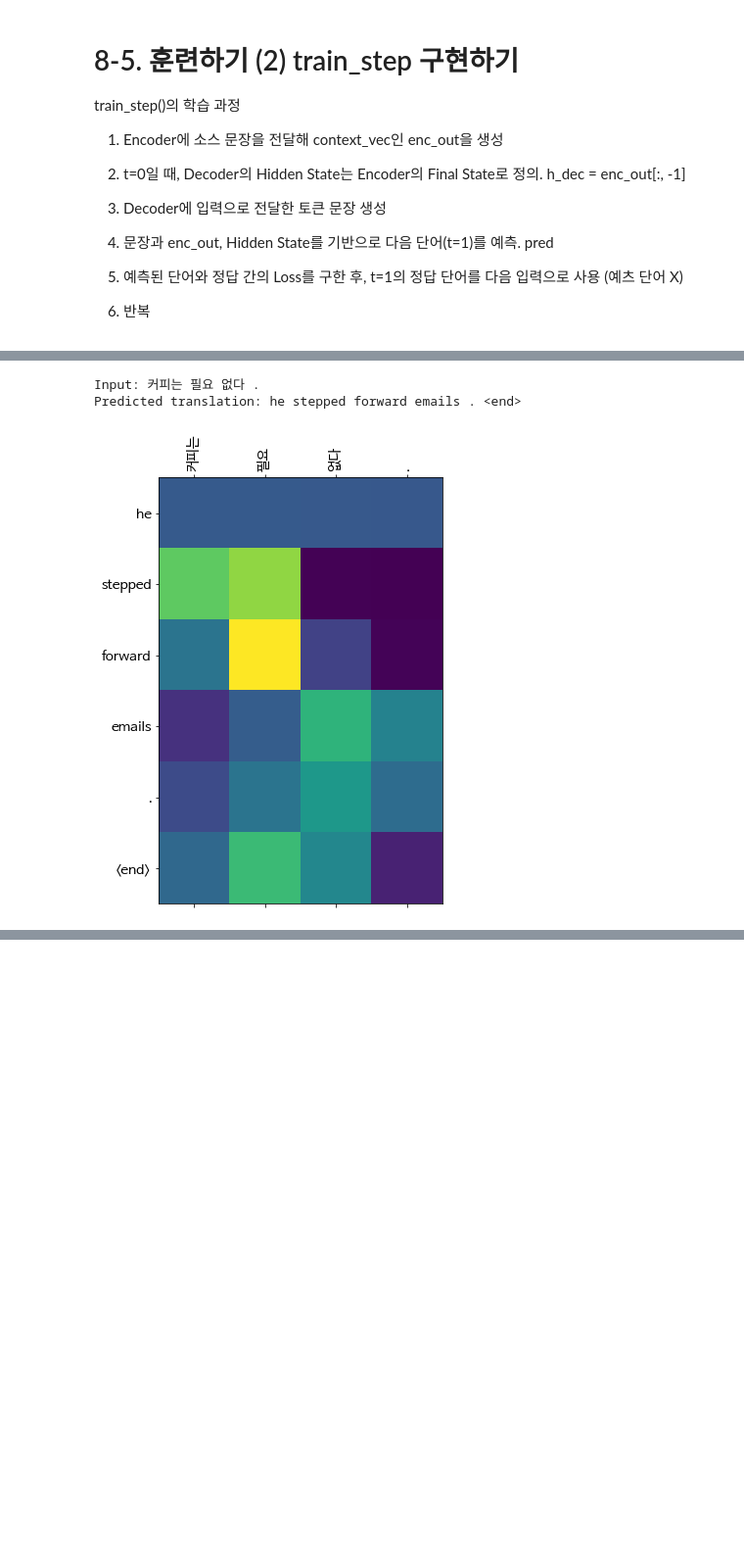
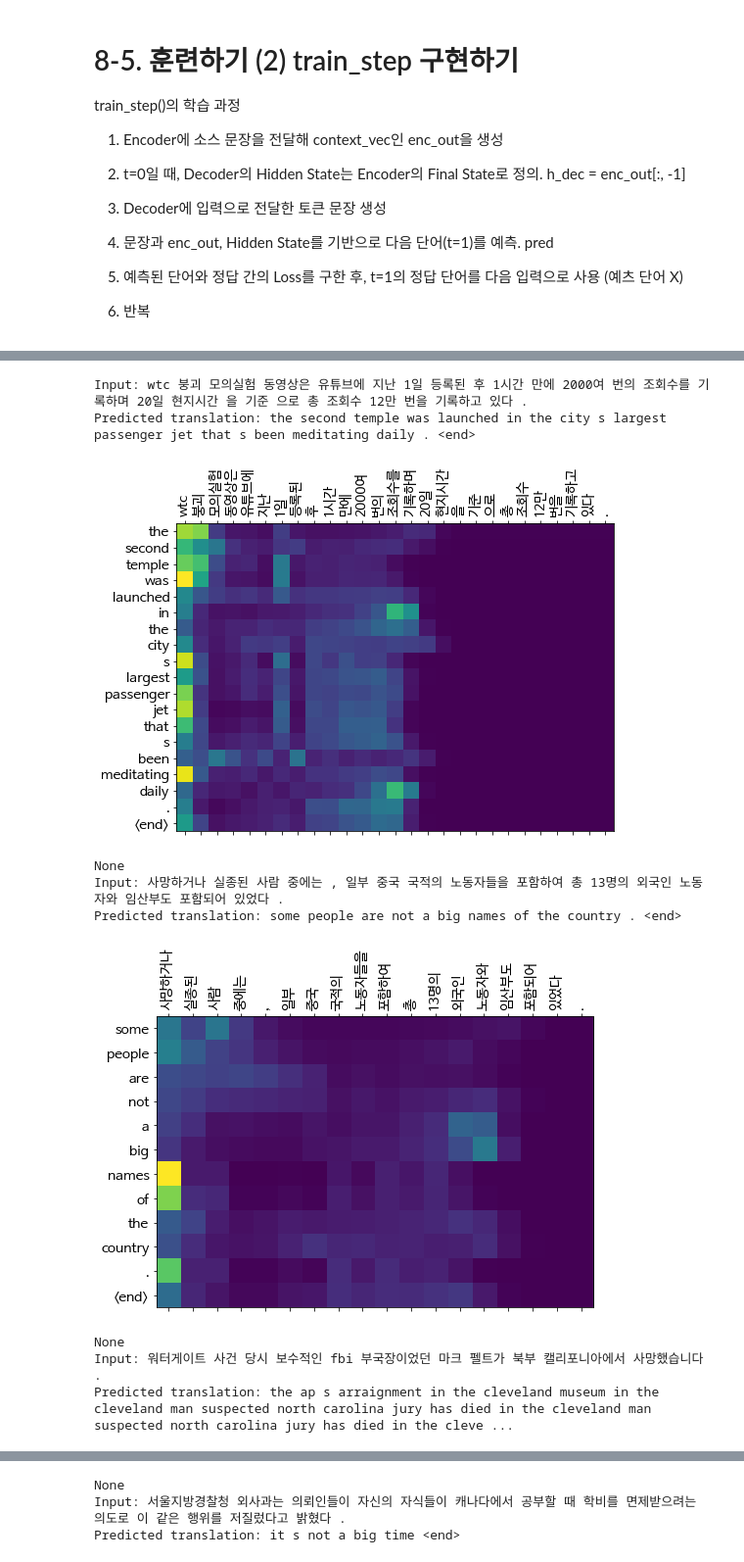
Before and after one commit to sgr1118/GD-NLP, a Jupyter notebook: [GD_08]_Translate_with_Seq2seq.ipynb, the cells around one changed output, grey strips where cells are left out. Shown at 98% size. Cells and saved outputs as stored; diff of their text form; code cells hidden in the pictures; blank space fills up the shorter version.

```diff
--- a/[GD_08]_Translate_with_Seq2seq.ipynb
+++ b/[GD_08]_Translate_with_Seq2seq.ipynb
@@ -291,10 +374,13 @@ def tokenize(corpus, kor = False, eng = True):
 
   return tensor, tokenizer
 # %%
-# 토큰화하기
-enc_train, enc_tokenizer = tokenize(enc_corpus, kor = True)
-dec_train, dec_tokenizer = tokenize(dec_corpus, eng = True)
+# 토큰화하기 - vocab_size : 40000
+enc_train, enc_tokenizer = tokenize(enc)
+dec_train, dec_tokenizer = tokenize(dec)
 
-print("English Vocab Size:", len(enc_tokenizer.index_word))
-print("Spanish Vocab Size:", len(dec_tokenizer.index_word))
+print("kor Vocab Size:", len(enc_tokenizer.index_word))
+print("eng Vocab Size:", len(dec_tokenizer.index_word))
+
+# vocab_size가 변경이되어도 출력되는 tokenizer.index_word는 같다
+# 왜냐하면 20000 > 40000으로 바뀐다면 더 많은 단어가 정수로 표시되어진 것이다.
 # %% [output]
@@ -368,7 +466,7 @@ class Decoder(tf.keras.Model):
 # %%
 #실행하여 결과 확인해보기
 
-BATCH_SIZE = 64
+BATCH_SIZE = 128
 SRC_VOCAB_SIZE = len(enc_tokenizer.index_word) + 1
 TGT_VOCAB_SIZE = len(dec_tokenizer.index_word) + 1
 
@@ -379,10 +477,10 @@ encoder = Encoder(SRC_VOCAB_SIZE, embedding_dim, units)
 decoder = Decoder(TGT_VOCAB_SIZE, embedding_dim, units)
 
 # sample input
-sequence_len = 30
+sequence_len = 40
 
 sample_enc = tf.random.uniform((BATCH_SIZE, sequence_len))
-#
+
 sample_output = encoder(sample_enc)
 
 print('Encoder Output : ', sample_output.shape)
@@ -490,0 +644,8 @@ for epoch in range(EPOCHS):
+# %%
+# 해석결과 출력
+
+test = random.sample(enc_corpus, 5)
+
+for i in test:
+  translate_result(i, encoder, decoder)
+  print('-' * 50)
@@ -490,0 +668,8 @@ for epoch in range(EPOCHS):
+# %%
+# 해석결과 출력
+
+test = random.sample(test_kor, 5)
+
+for i in test:
+  print(translate_result(i, encoder, decoder))
+  print('-' * 50)
@@ -554,9 +760,21 @@ rc('font', family='NanumGothic')
 
 # 한글 지원 폰트
 plt.rc('font', family='NanumBarunGothic')
-# %%
-translate('커피는 필요 없다.', encoder, decoder)
-# %% [output]
-Input: 커피는 필요 없다 .
-Predicted translation: he stepped forward emails . <end>
-[figure, removed]
+# %%
+# 해석결과 및 어텐션 맵 출력
+
+test = random.sample(test_kor, 5)
+
+for i in test:
+  print(translate(i, encoder, decoder))
+# %% [output]
+Input: wtc 붕괴 모의실험 동영상은 유튜브에 지난 1일 등록된 후 1시간 만에 2000여 번의 조회수를 기록하며 20일 현지시간 을 기준 으로 총 조회수 12만 번을 기록하고 있다 .
+Predicted translation: the second temple was launched in the city s largest passenger jet that s been meditating daily . <end>
+[figure, added]
+None
+Input: 사망하거나 실종된 사람 중에는 , 일부 중국 국적의 노동자들을 포함하여 총 13명의 외국인 노동자와 임산부도 포함되어 있었다 .
+Predicted translation: some people are not a big names of the country . <end>
+[figure, added]
+None
+Input: 워터게이트 사건 당시 보수적인 fbi 부국장이었던 마크 펠트가 북부 캘리포니아에서 사망했습니다 .
+Predicted translation: the ap s arraignment in the cleveland museum in the cleveland man suspected north carolina jury has died in the cleveland man suspected north carolina jury has died in the cleve ...
@@ -562,0 +786,3 @@ Predicted translation: he stepped forward emails . <end>
+None
+Input: 서울지방경찰청 외사과는 의뢰인들이 자신의 자식들이 캐나다에서 공부할 때 학비를 면제받으려는 의도로 이 같은 행위를 저질렀다고 밝혔다 .
+Predicted translation: it s not a big time <end>
```
Also changed, not shown: parts of 38 cells of this notebook.
